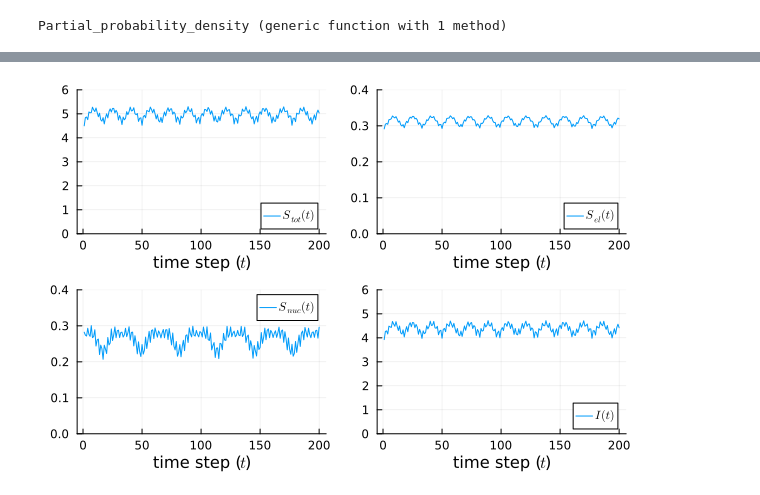
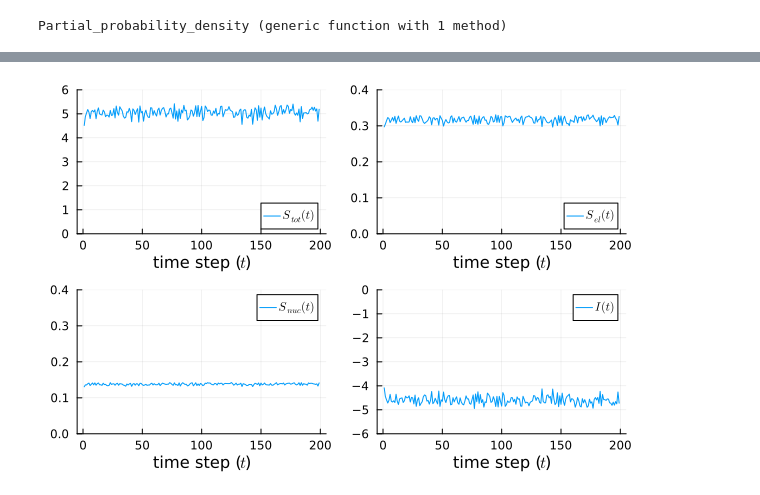
Before and after one commit to mendzmartin/ElectronNuclear_Coupling_Dynamics, a Jupyter notebook: codes/03_Code_auxiliary_tests.ipynb, the cells around one changed output, grey strips where cells are left out. Drawn from its saved outputs; the diff is of its cells as text; code cells hidden in the pictures.

```diff
--- a/codes/03_Code_auxiliary_tests.ipynb
+++ b/codes/03_Code_auxiliary_tests.ipynb
@@ -90,5 +107,6 @@ create_initial_state_2D (generic function with 1 method)
 # %%
-𝛹ₓ₀=create_initial_state_2D(ϕH_2D,1,Ω_2D,dΩ_2D,-1.5*Angstrom_to_au,3.57*(1.0/(Angstrom_to_au*Angstrom_to_au)));
+# 𝛹ₓ₀=create_initial_state_2D_v2(ϕH_2D,2,UHre_2D,Ω_2D,dΩ_2D,-1.5*Angstrom_to_au,3.57*(1.0/(Angstrom_to_au*Angstrom_to_au)));
+𝛹ₓ₀=create_initial_state_2D(ϕH_2D,2,Ω_2D,dΩ_2D,-1.5*Angstrom_to_au,3.57*(1.0/(Angstrom_to_au*Angstrom_to_au)));
 # %%
 writevtk(Ω_2D,path_images*"initial_condition",cellfields=["real(𝛹ₓ₀)" =>real(𝛹ₓ₀),"imag(𝛹ₓ₀)" =>imag(𝛹ₓ₀)]);
 # %% [markdown]
@@ -111,27 +129,27 @@ end
 # %% [markdown]
 ### 5.3. Calculate entropy
 # %%
-function Partial_probability_density(𝛹ₓ,x₁,x₂,TrialSpace,Ω,dΩ)
-    dim𝛹ₓ=length(𝛹ₓ);dimx₁=length(x₁);dimx₂=length(x₂);
+function Partial_probability_density(𝛹ₓ_vector,x₁_vector,x₂_vector,TrialSpace,Ω,dΩ)
+    dim𝛹ₓ=length(𝛹ₓ_vector);dimx₁=length(x₁_vector);dimx₂=length(x₂_vector);
     ρ_x₁_matrix=zeros(Float64,dimx₁,dim𝛹ₓ);
     ρ_x₂_matrix=zeros(Float64,dimx₂,dim𝛹ₓ);
 
     for t_index in 1:dim𝛹ₓ
-        𝛹ₓᵢ=interpolate_everywhere(𝛹ₓ[t_index],TrialSpace);
+        𝛹ₓᵢ=interpolate_everywhere(𝛹ₓ_vector[t_index],TrialSpace);
         𝛹ₓᵢ=𝛹ₓᵢ/norm_L2(𝛹ₓᵢ,dΩ);
         ρₓᵢ=real(𝛹ₓᵢ'*𝛹ₓᵢ);
 
         for x₁_index in 1:dimx₁
-            δKroneckerGridap=CellField(x->kronecker_deltax_Gridap_v2(x,x₁[x₁_index],1.0),Ω);
+            δKroneckerGridap=CellField(x->kronecker_deltax_Gridap_v2(x,x₁_vector[x₁_index],1.0,1),Ω);
             δnorm=sum(integrate(δKroneckerGridap,dΩ));
-            δKroneckerGridap=CellField(x->kronecker_deltax_Gridap_v2(x,x₁[x₁_index],δnorm),Ω);
+            δKroneckerGridap=CellField(x->kronecker_deltax_Gridap_v2(x,x₁_vector[x₁_index],δnorm,1),Ω);
             ρ_x₁_matrix[x₁_index,t_index]=sum(integrate(ρₓᵢ*δKroneckerGridap,dΩ))
         end
 
         for x₂_index in 1:dimx₂
-            δKroneckerGridap=CellField(x->kronecker_deltax_Gridap_v2(x,x₂[x₂_index],1.0),Ω);
+            δKroneckerGridap=CellField(x->kronecker_deltax_Gridap_v2(x,x₂_vector[x₂_index],1.0,2),Ω);
             δnorm=sum(integrate(δKroneckerGridap,dΩ));
-            δKroneckerGridap=CellField(x->kronecker_deltax_Gridap_v2(x,x₂[x₂_index],δnorm),Ω);
+            δKroneckerGridap=CellField(x->kronecker_deltax_Gridap_v2(x,x₂_vector[x₂_index],δnorm,2),Ω);
             ρ_x₂_matrix[x₂_index,t_index]=sum(integrate(ρₓᵢ*δKroneckerGridap,dΩ))
         end
     end
@@ -185,0 +229,20 @@ Reduced_TimeDependent_Diff_Shannon_Entropy (generic function with 1 method)
+# %%
+function integration_argument_diff_shannon_entropy(ρ_x_vector)
+    return -ρ_x_vector.*log.(ρ_x_vector)
+end
+
+function Reduced_TimeIndependet_Diff_Shannon_Entropy(x_vec,ρ_x_vector;IntType="trapezoidal")
+    if (IntType=="trapezoidal")
+        return Trapezoidal_Integration_Method(x_vec,integration_argument_diff_shannon_entropy(ρ_x_vector))
+    elseif (IntType=="simpson")
+        return Simpson_Integration_Method(x_vec,integration_argument_diff_shannon_entropy(ρ_x_vector))
+    end
+end
+
+function Reduced_TimeDependent_Diff_Shannon_Entropy(x_vec,ρ_x_matrix;IntType="trapezoidal")
+    Sx_vector=Vector{Float64}(undef,length(ρ_x_matrix[1,:]));
+    for i in 1:length(Sx_vector)
+        Sx_vector[i]=Reduced_TimeIndependet_Diff_Shannon_Entropy(x_vec,ρ_x_matrix[:,i];IntType=IntType)
+    end
+    return Sx_vector;
+end
@@ -186,26 +259,26 @@ Reduced_TimeDependent_Diff_Shannon_Entropy (generic function with 1 method)
 # %%
 total_S_2D=TimeIndependet_Diff_Shannon_Entropy(𝛹ₓₜ,UHre_2D,dΩ_2D);
-electronic_S=Reduced_TimeDependent_Diff_Shannon_Entropy(electronic_ρ_matrix,DOF_r,integration_argument_diff_shannon_entropy);
-nuclear_S=Reduced_TimeDependent_Diff_Shannon_Entropy(nuclear_ρ_matrix,DOF_R,integration_argument_diff_shannon_entropy);
-mutual_info=total_S_2D.-electronic_S.-nuclear_S;
+electronic_S=Reduced_TimeDependent_Diff_Shannon_Entropy(DOF_r,electronic_ρ_matrix)
+nuclear_S=Reduced_TimeDependent_Diff_Shannon_Entropy(DOF_R,nuclear_ρ_matrix)
+mutual_info=electronic_S.+nuclear_S.-total_S_2D;
 # %%
 plot1=plot();
 plot2=plot!(plot1,total_S_2D,label="\$S_{tot}(t)\$");
 plot2=plot!(xlabel="time step (\$t\$)",ylim=(0,6))
 
 plot3=plot();
 plot4=plot!(plot3,electronic_S,label="\$S_{el}(t)\$");
 plot4=plot!(xlabel="time step (\$t\$)",ylim=(0,0.4))
 
 plot5=plot();
 plot6=plot!(plot5,nuclear_S,label="\$S_{nuc}(t)\$");
 plot6=plot!(xlabel="time step (\$t\$)",ylim=(0,0.4))
 
 plot7=plot();
 plot8=plot!(plot7,mutual_info,label="\$I(t)\$");
-plot8=plot!(xlabel="time step (\$t\$)",ylim=(0,6))
+plot8=plot!(xlabel="time step (\$t\$)",ylim=(-6,0))
 
 plot3=plot(plot2,plot4,plot6,plot8,layout=(2,2));
 display(plot3)
 # %% [output]
-[figure, old version]
+[figure, new version]
```
Also changed, not shown: parts of 15 cells of this notebook, 49 other files.
